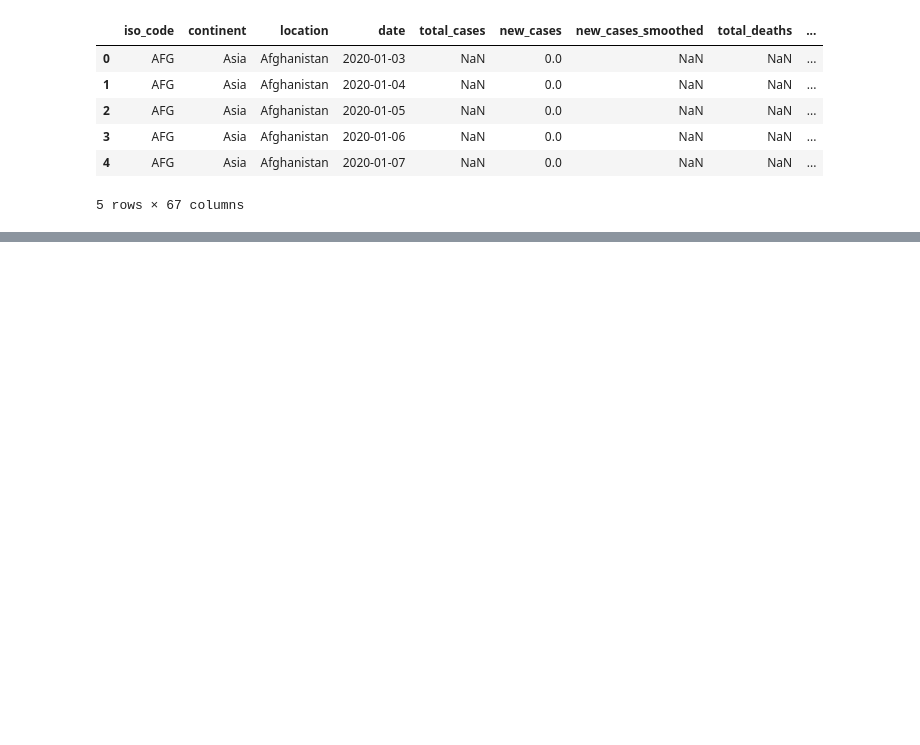
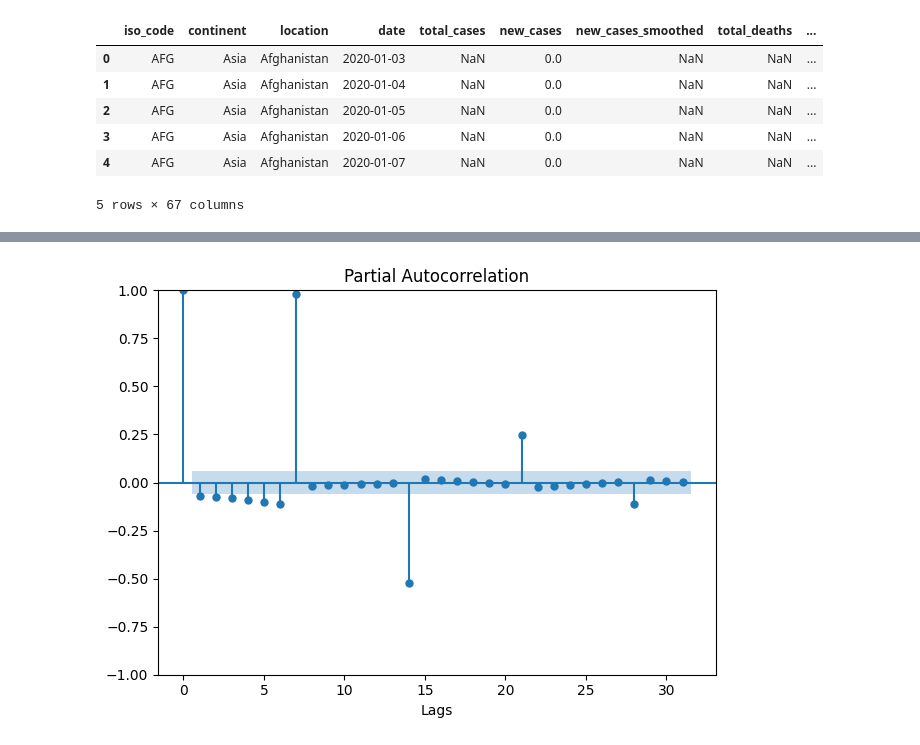
Before and after one commit to FYEH779/Stat-390-Project, a Jupyter notebook: ARIMA_Brian.ipynb, the cells around one changed output, grey strips where cells are left out. Cells and saved outputs as stored; diff of their text form; code cells hidden in the pictures; blank space fills up the shorter version.

```diff
--- a/ARIMA_Brian.ipynb
+++ b/ARIMA_Brian.ipynb
@@ -291,0 +132,7 @@ Test RMSE: 701.6255786331072
+# %%
+plot_pacf(train['new_cases'])
+plt.xlabel('Lags')
+plt.tight_layout()
+plt.show()
+# %% [output]
+[figure, added]
```
Also changed, not shown: parts of 38 cells of this notebook.
